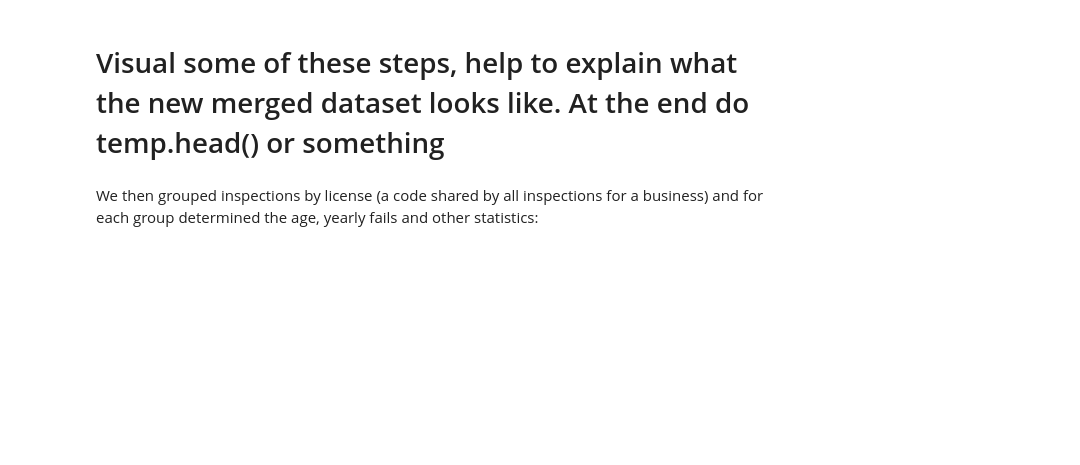
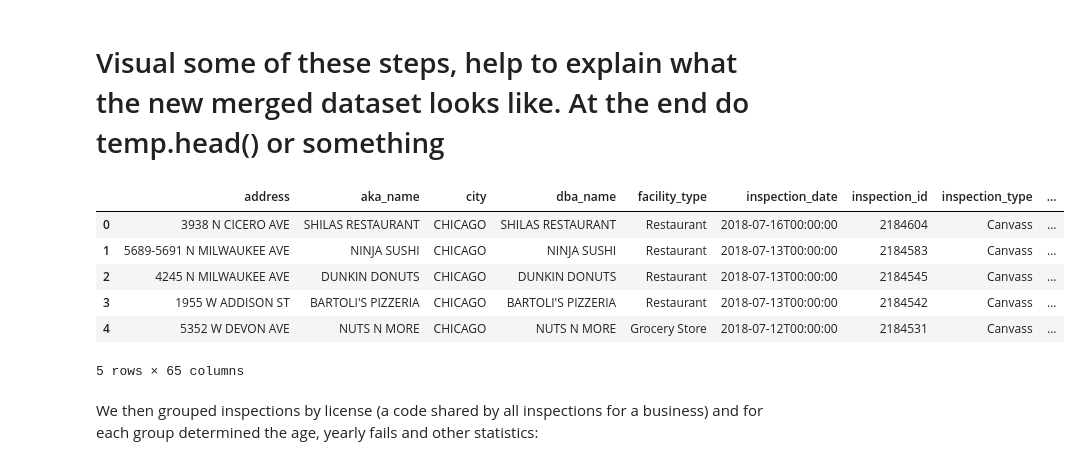
Before and after one commit to Sustainabilist/ChicagoDataAnalysis, a Jupyter notebook: REPORTS/publication_1_draft_3.ipynb, the cells around one changed output. Drawn from its saved outputs; the diff is of its cells as text; code cells hidden in the pictures; blank space fills up the shorter version.

```diff
--- a/REPORTS/publication_1_draft_3.ipynb
+++ b/REPORTS/publication_1_draft_3.ipynb
@@ -435,16 +432,27 @@ To explore this we first created a temporary dataframe from the relevant data:
 # %%
 # Create temporary dataframe
 temp = pd.merge(inspections, values, on="inspection_id")
 
 # Convert inspection_date to datetime format
 temp["datetime"] = pd.to_datetime(temp["inspection_date"])
 
 # Calculate fines
 temp["fines"] = temp[critical_columns].sum(axis=1) * 500
 temp["fines"] += temp[serious_columns].sum(axis=1) * 250
 
 # Count critical violations
 temp["criticals"] = temp[critical_columns].sum(axis=1)
+
+# Display snapshot of temp dataset
+temp.head()
+# %% [output]
+|  | address | aka_name | city | dba_name | facility_type | inspection_date | inspection_id | inspection_type | ... |
+| 0 | 3938 N CICERO AVE | SHILAS RESTAURANT | CHICAGO | SHILAS RESTAURANT | Restaurant | 2018-07-16T00:00:00 | 2184604 | Canvass | ... |
+| 1 | 5689-5691 N MILWAUKEE AVE | NINJA SUSHI | CHICAGO | NINJA SUSHI | Restaurant | 2018-07-13T00:00:00 | 2184583 | Canvass | ... |
+| 2 | 4245 N MILWAUKEE AVE | DUNKIN DONUTS | CHICAGO | DUNKIN DONUTS | Restaurant | 2018-07-13T00:00:00 | 2184545 | Canvass | ... |
+| 3 | 1955 W ADDISON ST | BARTOLI'S PIZZERIA | CHICAGO | BARTOLI'S PIZZERIA | Restaurant | 2018-07-13T00:00:00 | 2184542 | Canvass | ... |
+| 4 | 5352 W DEVON AVE | NUTS N MORE | CHICAGO | NUTS N MORE | Grocery Store | 2018-07-12T00:00:00 | 2184531 | Canvass | ... |
+5 rows × 65 columns
 # %% [markdown]
 We then grouped inspections by license (a code shared by all inspections for a business) and for each group determined the age, yearly fails and other statistics:
 # %%
```
Also changed, not shown: parts of 9 cells of this notebook.
